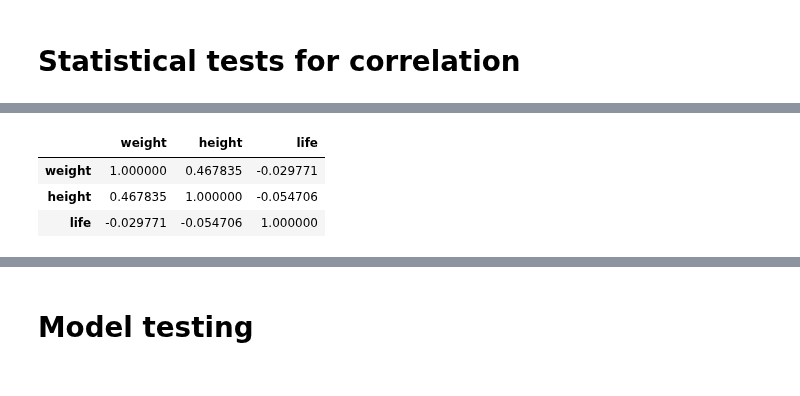
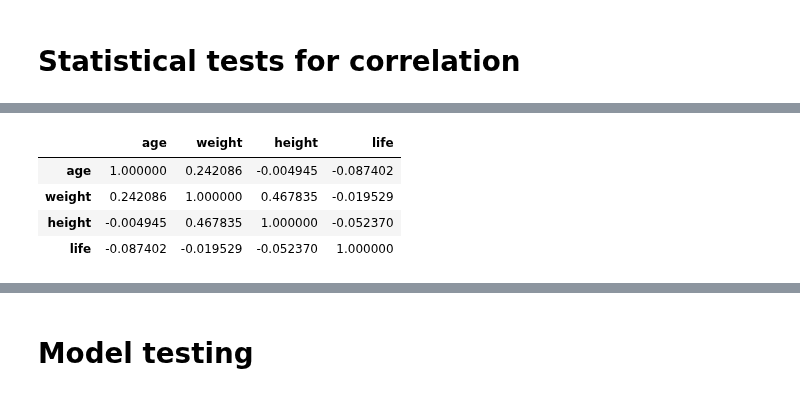
Before and after one commit to 0xMarc0s/IMS_ML_project, a Jupyter notebook: Preliminary Notebooks/preprocessing.ipynb, the cells around one changed output, grey strips where cells are left out. Drawn from its saved outputs; the diff is of its cells as text; code cells hidden in the pictures.

```diff
--- a/Preliminary Notebooks/preprocessing.ipynb
+++ b/Preliminary Notebooks/preprocessing.ipynb
@@ -450,13 +468,14 @@ k=19: 0.9334719334719335
 # %%
-cor = df_train[['age', 'weight', 'height', 'life']].replace({"obese_level": hash_obesity}).iloc[:, 1:].corr()
+cor = df_train[['age', 'weight', 'height', 'life']].replace({"obese_level": hash_obesity}).corr()
 import seaborn as sns
 
 cor.style.highlight_between(left=-1, right=-.69, color="gold").highlight_between(left=.69, right=1, color="gold")
 # %% [output]
-|  | weight | height | life |
-| weight | 1.000000 | 0.467835 | -0.029771 |
-| height | 0.467835 | 1.000000 | -0.054706 |
-| life | -0.029771 | -0.054706 | 1.000000 |
+|  | age | weight | height | life |
+| age | 1.000000 | 0.242086 | -0.004945 | -0.087402 |
+| weight | 0.242086 | 1.000000 | 0.467835 | -0.019529 |
+| height | -0.004945 | 0.467835 | 1.000000 | -0.052370 |
+| life | -0.087402 | -0.019529 | -0.052370 | 1.000000 |
 # %%
 cor = df_train.replace({"obese_level": hash_obesity}).iloc[:, 1:].corr(method="spearman")
 cor.style.highlight_between(left=-1, right=-.69, color="red").highlight_between(left=.69, right=1, color="red").highlight_between(left=-0.01, right=0.01, color="green")
```
Also changed, not shown: parts of 9 cells of this notebook.
